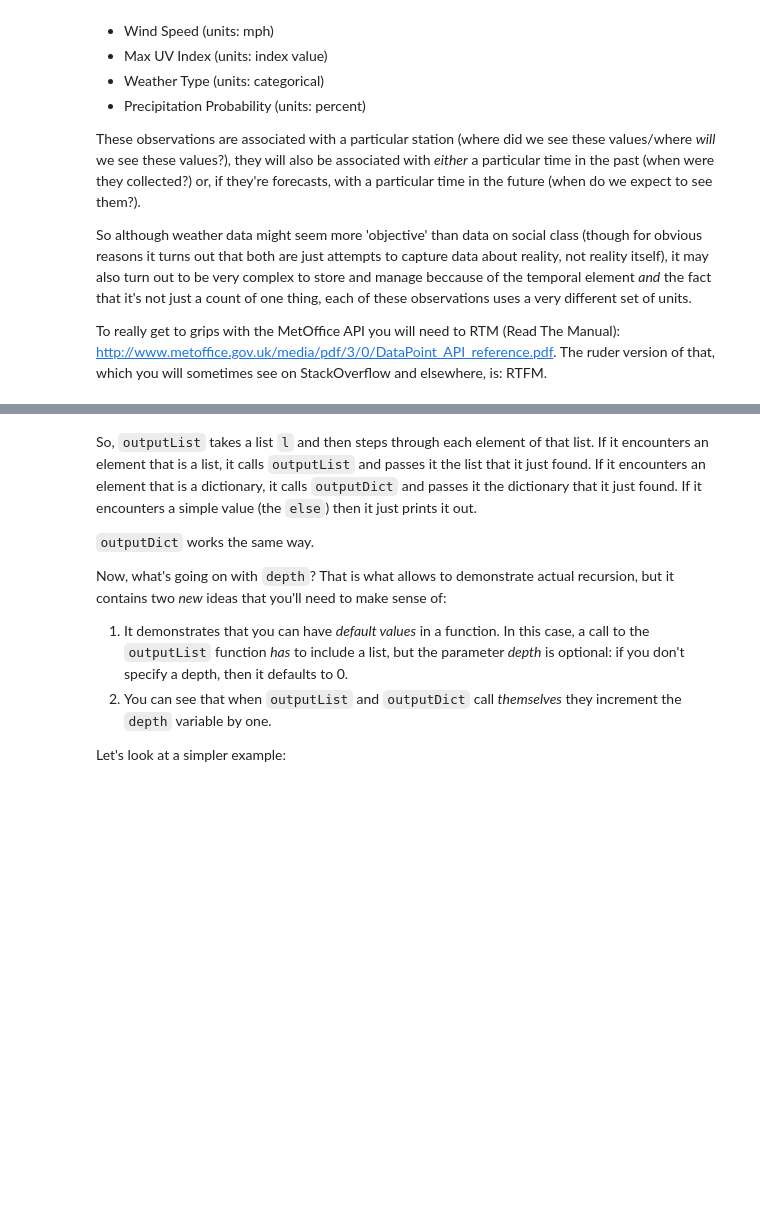
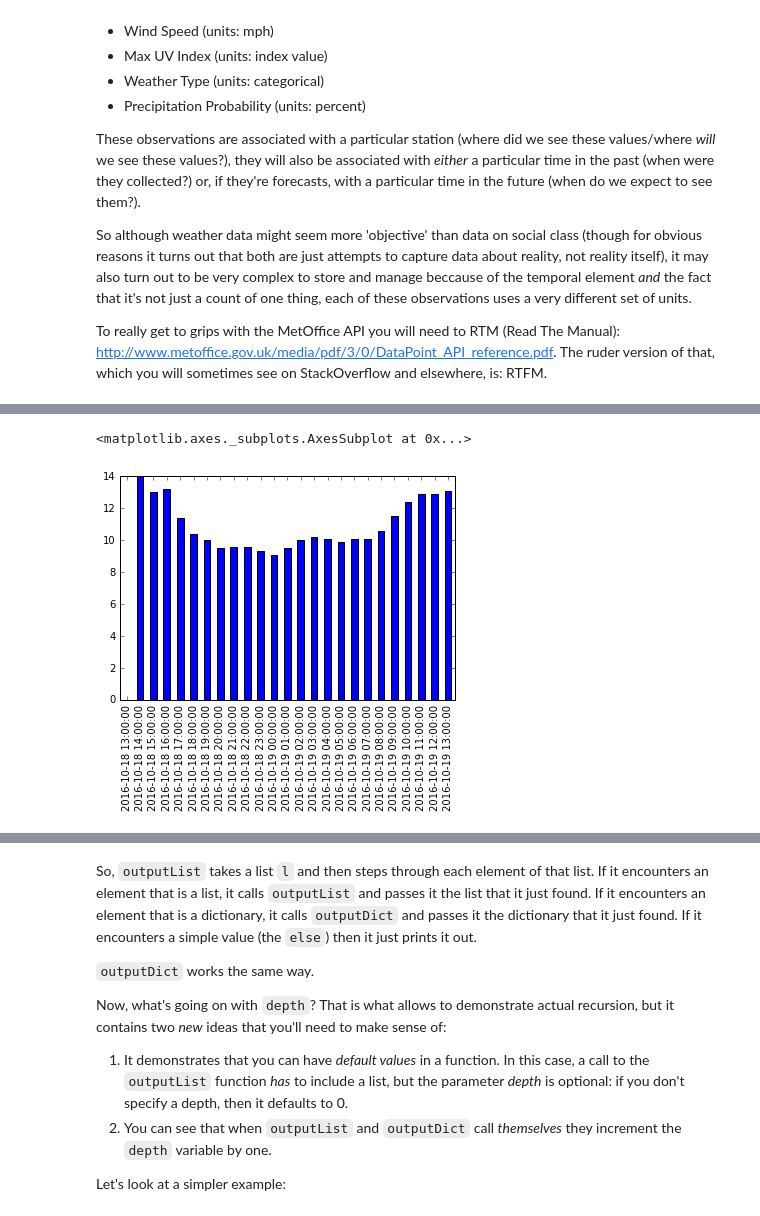
Before and after one commit to kingsgeocomp/geocomputation, a Jupyter notebook: Practical-5-Making Sense of API Data with Pandas.ipynb, the cells around one changed output, grey strips where cells are left out. Cells and saved outputs as stored; diff of their text form; code cells hidden in the pictures; blank space fills up the shorter version.

```diff
--- a/Practical-5-Making Sense of API Data with Pandas.ipynb
+++ b/Practical-5-Making Sense of API Data with Pandas.ipynb
@@ -318,0 +922,5 @@ That explanation probably _still_ doesn't take much sense, but take a look at th
+# %%
+df3.Temperature.plot.bar()
+# %% [output]
+<matplotlib.axes._subplots.AxesSubplot at 0x...>
+[figure, added]
```
Also changed, not shown: parts of 147 cells of this notebook, 1 other file.
